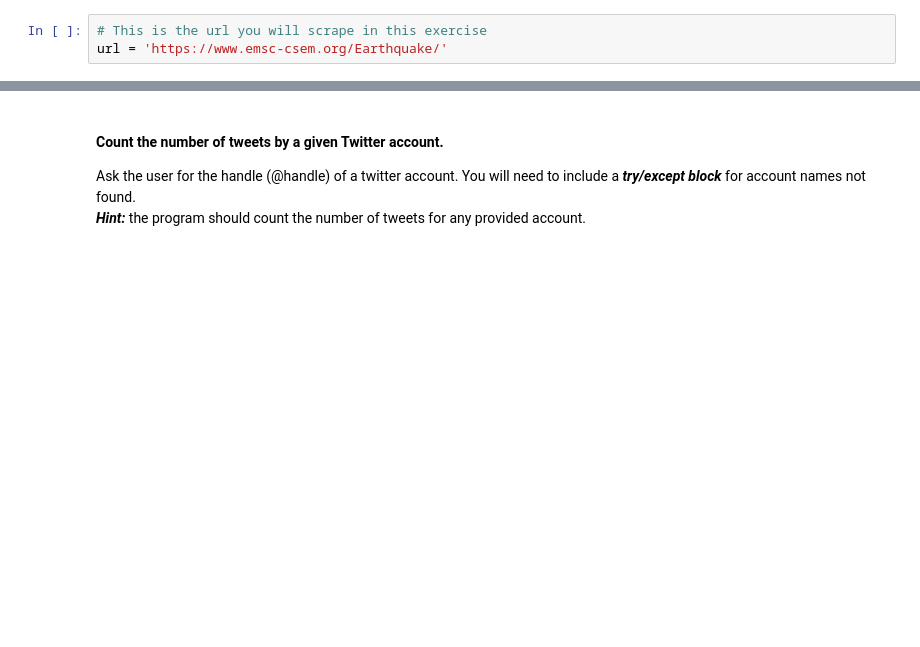
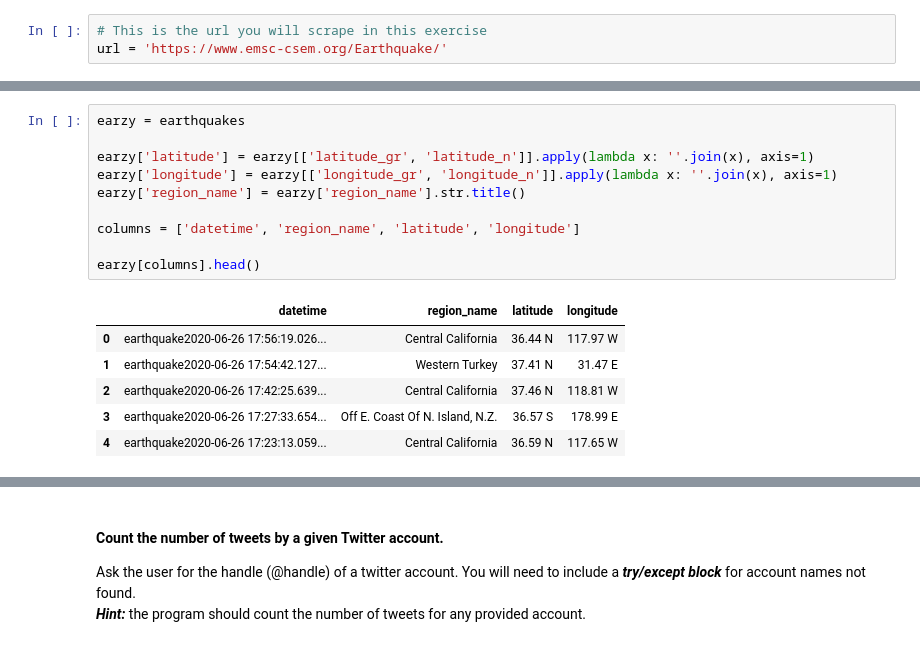
Before and after one commit to ta-data-mad/dataptmad0420, a Jupyter notebook: extra-work/m1/lab-web-scraping/your-code/main.ipynb, the cells around one changed output, grey strips where cells are left out. Saved outputs shown, nothing was run; the diff lists cells and outputs as text; blank space fills up the shorter version.

```diff
--- a/extra-work/m1/lab-web-scraping/your-code/main.ipynb
+++ b/extra-work/m1/lab-web-scraping/your-code/main.ipynb
@@ -224,0 +276,17 @@ url = 'https://www.emsc-csem.org/Earthquake/'
+# %%
+earzy = earthquakes
+
+earzy['latitude'] = earzy[['latitude_gr', 'latitude_n']].apply(lambda x: ''.join(x), axis=1)
+earzy['longitude'] = earzy[['longitude_gr', 'longitude_n']].apply(lambda x: ''.join(x), axis=1)
+earzy['region_name'] = earzy['region_name'].str.title()
+
+columns = ['datetime', 'region_name', 'latitude', 'longitude']
+
+earzy[columns].head()
+# %% [output]
+|  | datetime | region_name | latitude | longitude |
+| 0 | earthquake2020-06-26 17:56:19.026... | Central California | 36.44 N | 117.97 W |
+| 1 | earthquake2020-06-26 17:54:42.127... | Western Turkey | 37.41 N | 31.47 E |
+| 2 | earthquake2020-06-26 17:42:25.639... | Central California | 37.46 N | 118.81 W |
+| 3 | earthquake2020-06-26 17:27:33.654... | Off E. Coast Of N. Island, N.Z. | 36.57 S | 178.99 E |
+| 4 | earthquake2020-06-26 17:23:13.059... | Central California | 36.59 N | 117.65 W |
```
Also changed, not shown: parts of 15 cells of this notebook.
